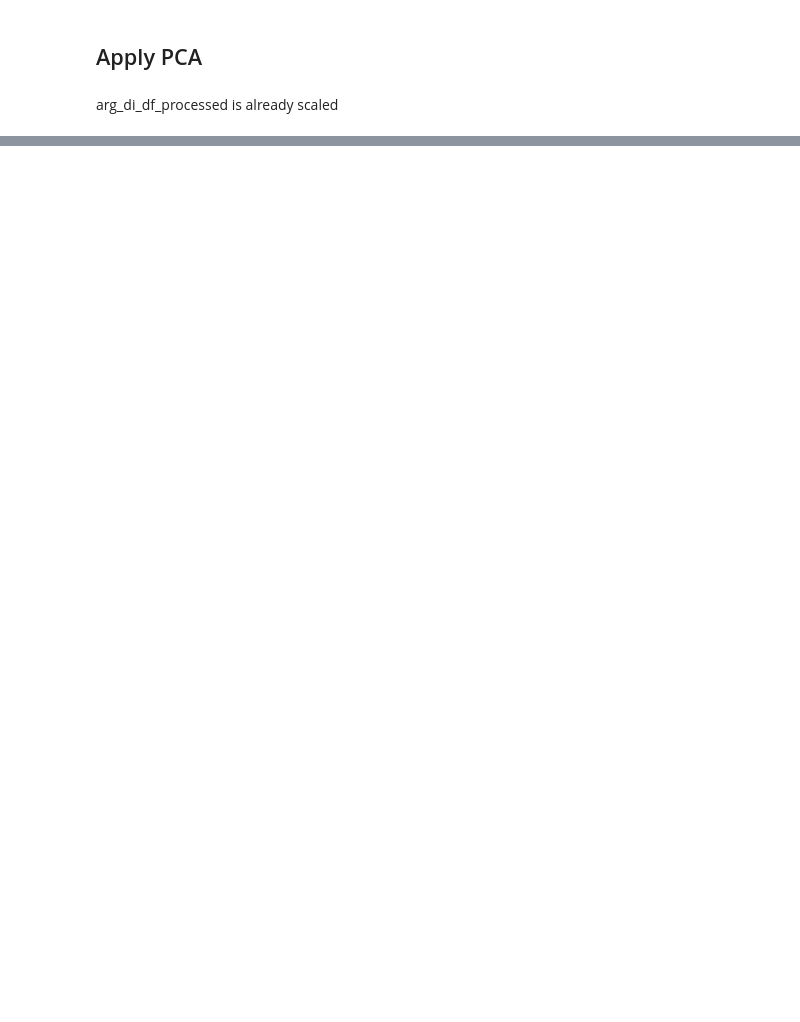
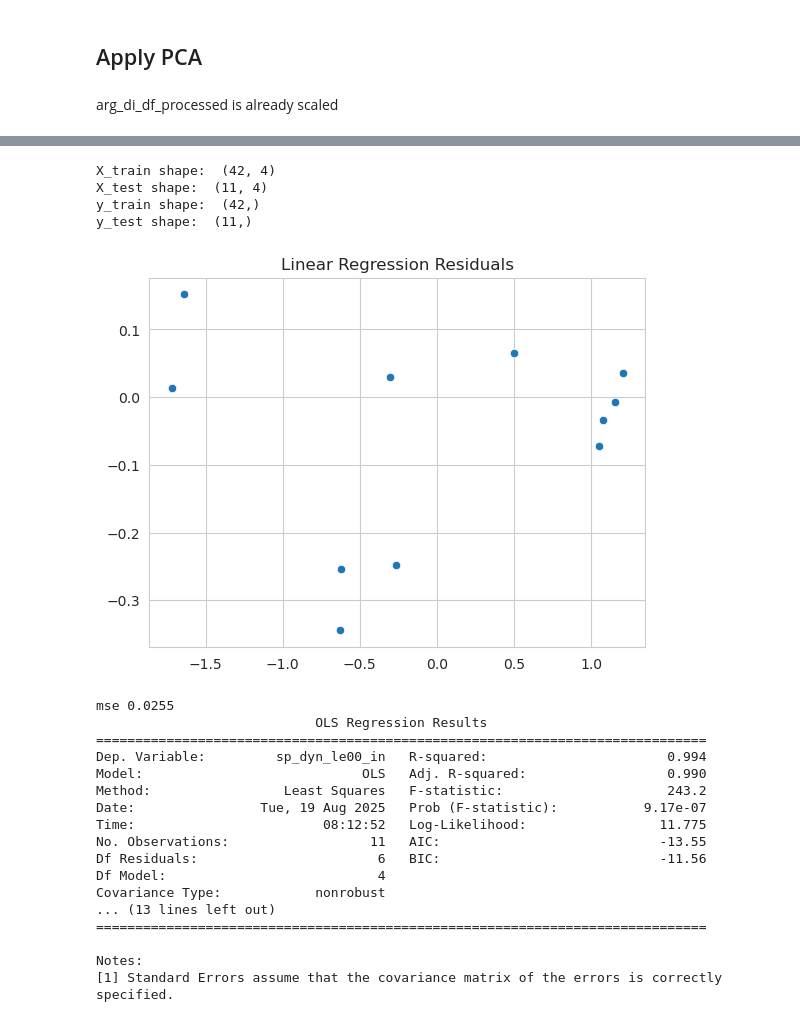
Before and after one commit to alejo-cuello/research-on-argentina, a Jupyter notebook: notebooks/0.5.a-alejo-model_linear_regression.ipynb, the cells around one changed output, grey strips where cells are left out. Drawn from its saved outputs; the diff is of its cells as text; code cells hidden in the pictures; blank space fills up the shorter version.

```diff
--- a/notebooks/0.5.a-alejo-model_linear_regression.ipynb
+++ b/notebooks/0.5.a-alejo-model_linear_regression.ipynb
@@ -376,0 +326,25 @@ NameError: name 'X_mice' is not defined
+# %%
+apply_linear_regression(pca_data_standard, y, True, True)
+# %% [output]
+X_train shape:  (42, 4)
+X_test shape:  (11, 4)
+y_train shape:  (42,)
+y_test shape:  (11,)
+[figure, added]
+mse 0.0255
+                            OLS Regression Results
+==============================================================================
+Dep. Variable:         sp_dyn_le00_in   R-squared:                       0.994
+Model:                            OLS   Adj. R-squared:                  0.990
+Method:                 Least Squares   F-statistic:                     243.2
+Date:                Tue, 19 Aug 2025   Prob (F-statistic):           9.17e-07
+Time:                        08:12:52   Log-Likelihood:                 11.775
+No. Observations:                  11   AIC:                            -13.55
+Df Residuals:                       6   BIC:                            -11.56
+Df Model:                           4
+Covariance Type:            nonrobust
+... (13 lines left out)
+==============================================================================
+
+Notes:
+[1] Standard Errors assume that the covariance matrix of the errors is correctly specified.
```
Also changed, not shown: parts of 29 cells of this notebook, 1 other file.
